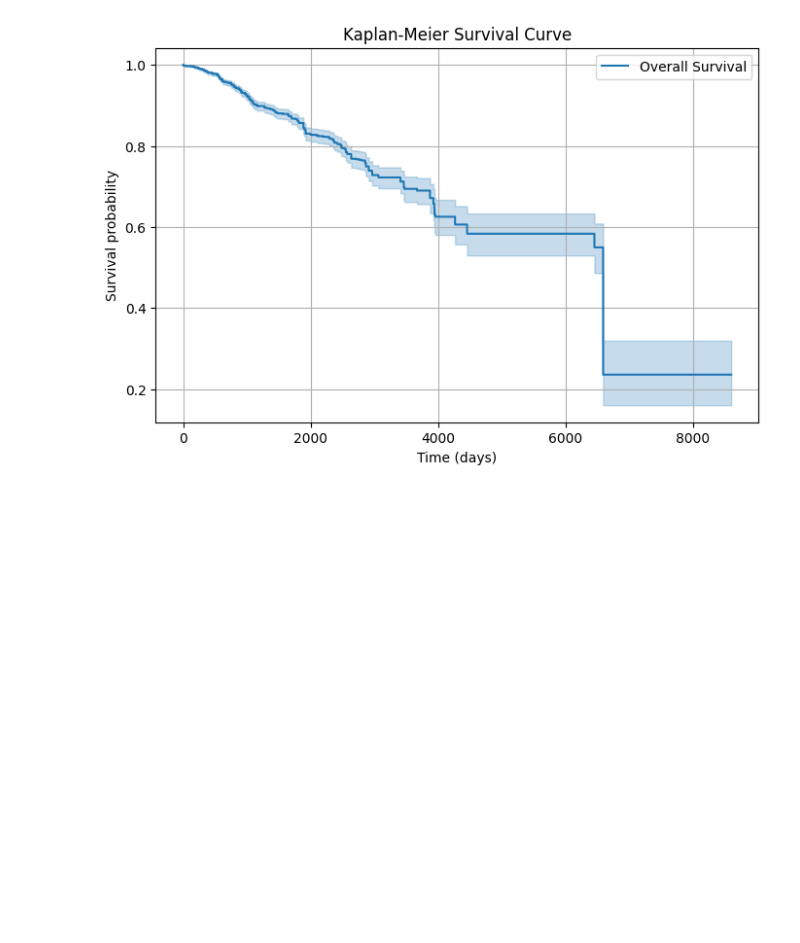
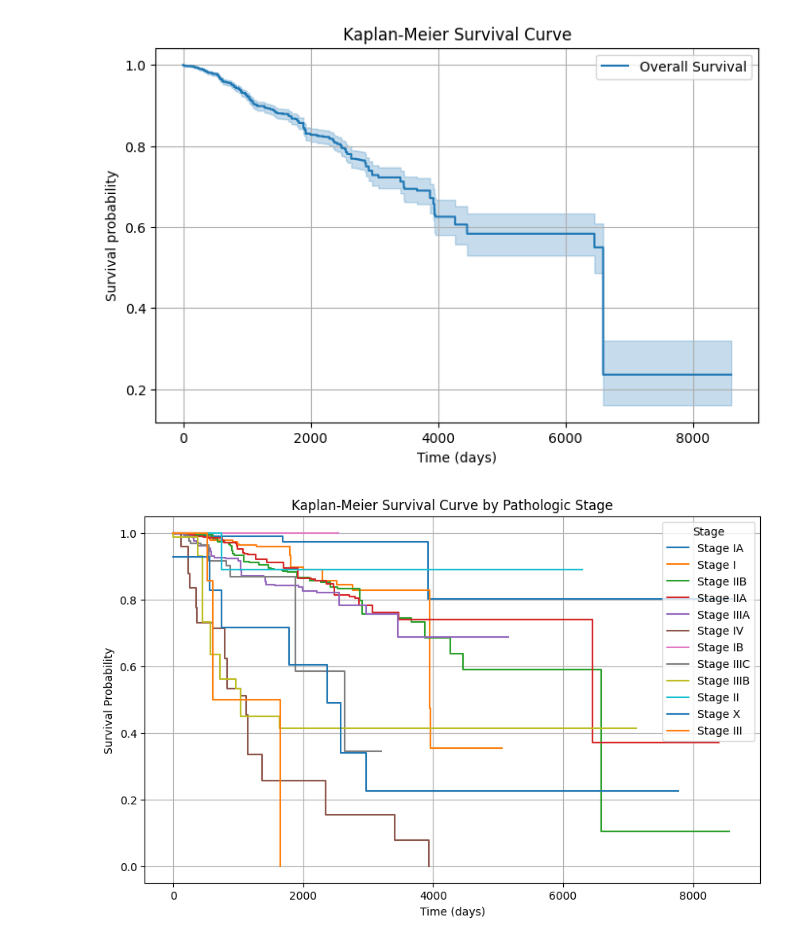
Before and after one commit to PWardaszka/tcga-brca-survival-analysis, a Jupyter notebook: notebooks/01_data_cleaning_and_survival.ipynb, the cells around one changed output. Drawn from its saved outputs; the diff is of its cells as text; code cells hidden in the pictures; blank space fills up the shorter version.

Commit message:
Add Kaplan-Meier analysis by pathologic stage

```diff
--- a/notebooks/01_data_cleaning_and_survival.ipynb
+++ b/notebooks/01_data_cleaning_and_survival.ipynb
@@ -130,3 +130,28 @@ plt.grid(True)
 plt.show()
 # %% [output]
 [figure]
+# %%
+# --- Initialize Kaplan-Meier fitter ---
+kmf = KaplanMeierFitter()
+
+# --- Define unique stages ---
+stages = df_survival['stage'].dropna().unique()
+
+# --- Plot all stages on the same figure ---
+plt.figure(figsize=(10,6))
+
+for stage in stages:
+    mask = df_survival['stage'] == stage
+    kmf.fit(durations=df_survival.loc[mask, 'time'],
+            event_observed=df_survival.loc[mask, 'event'],
+            label=str(stage))
+    kmf.plot_survival_function(ci_show=False)  # ci_show=False removes confidence interval for clarity
+
+plt.title('Kaplan-Meier Survival Curve by Pathologic Stage')
+plt.xlabel('Time (days)')
+plt.ylabel('Survival Probability')
+plt.grid(True)
+plt.legend(title='Stage')
+plt.show()
+# %% [output]
+[figure, added]
```
